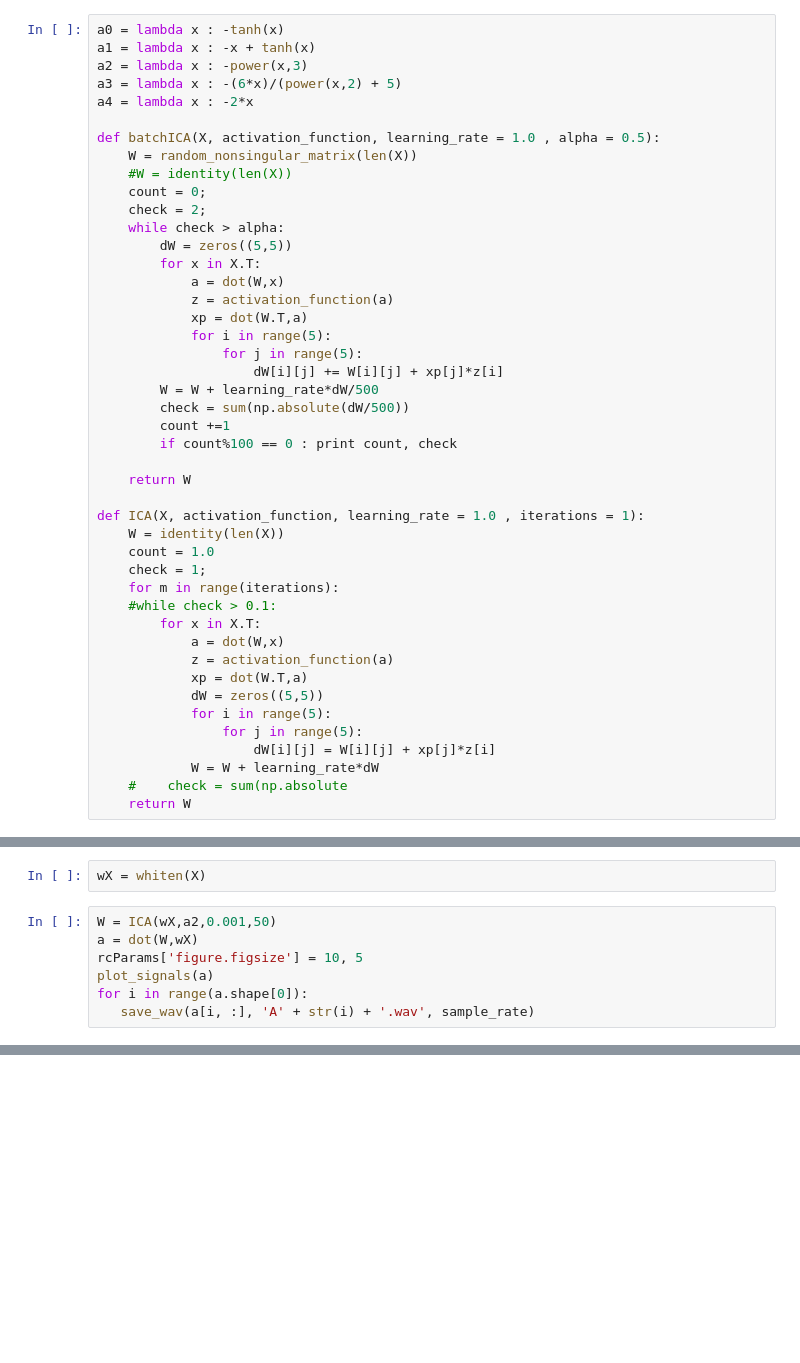
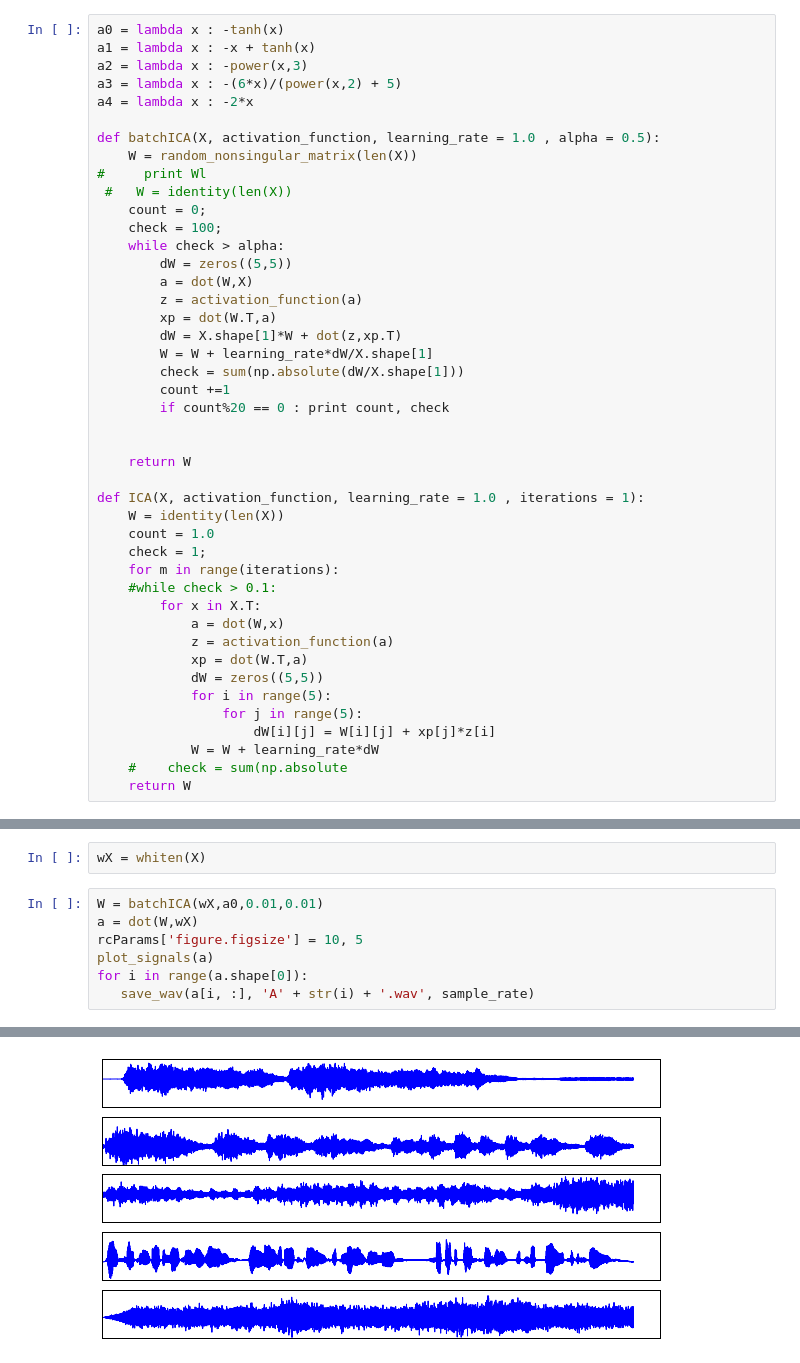
Before and after one commit to stathischaritos/ML-ICA, a Jupyter notebook: ML_LAB_1.ipynb, the cells around one changed output, grey strips where cells are left out. Cells and saved outputs as stored; diff of their text form; blank space fills up the shorter version.

```diff
--- a/ML_LAB_1.ipynb
+++ b/ML_LAB_1.ipynb
@@ -253,22 +255,21 @@ a4 = lambda x : -2*x
 
 def batchICA(X, activation_function, learning_rate = 1.0 , alpha = 0.5):
     W = random_nonsingular_matrix(len(X))
-    #W = identity(len(X))
+#     print Wl
+ #   W = identity(len(X))
     count = 0;
-    check = 2;
+    check = 100;
     while check > alpha:
         dW = zeros((5,5))
-        for x in X.T:
-            a = dot(W,x)
-            z = activation_function(a)
-            xp = dot(W.T,a)
-            for i in range(5):
-                for j in range(5):
-                    dW[i][j] += W[i][j] + xp[j]*z[i]
-        W = W + learning_rate*dW/500
-        check = sum(np.absolute(dW/500))
+        a = dot(W,X)
+        z = activation_function(a)
+        xp = dot(W.T,a)
+        dW = X.shape[1]*W + dot(z,xp.T)
+        W = W + learning_rate*dW/X.shape[1]
+        check = sum(np.absolute(dW/X.shape[1]))
         count +=1
-        if count%100 == 0 : print count, check
+        if count%20 == 0 : print count, check
+
 
     return W
 
@@ -346,7 +325,7 @@ for i in range(X.shape[0]):
 # %%
 wX = whiten(X)
 # %%
-W = ICA(wX,a2,0.001,50)
+W = batchICA(wX,a0,0.01,0.01)
 a = dot(W,wX)
 rcParams['figure.figsize'] = 10, 5
 plot_signals(a)
@@ -356,0 +352 @@ KeyboardInterrupt:
+[figure, added]
```
Also changed, not shown: parts of 10 cells of this notebook, 10 other files.
